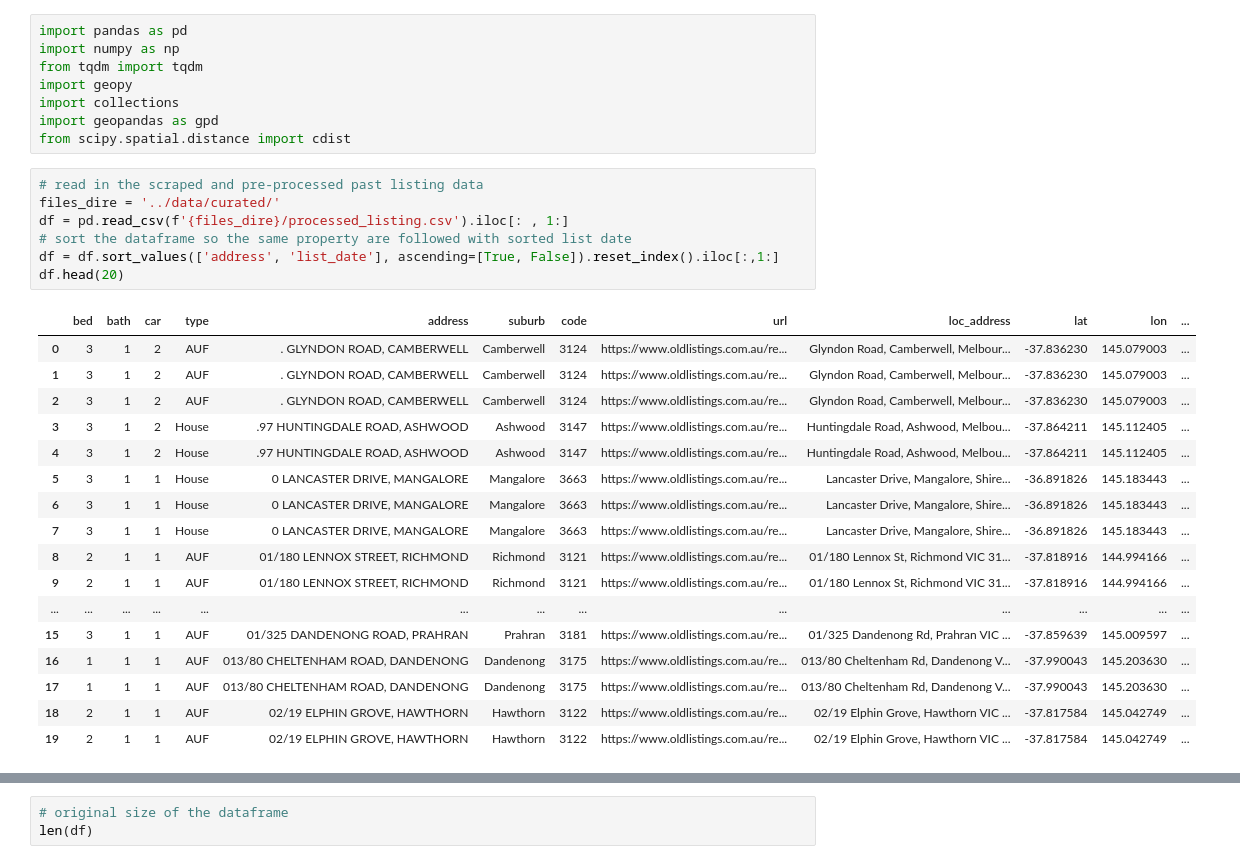
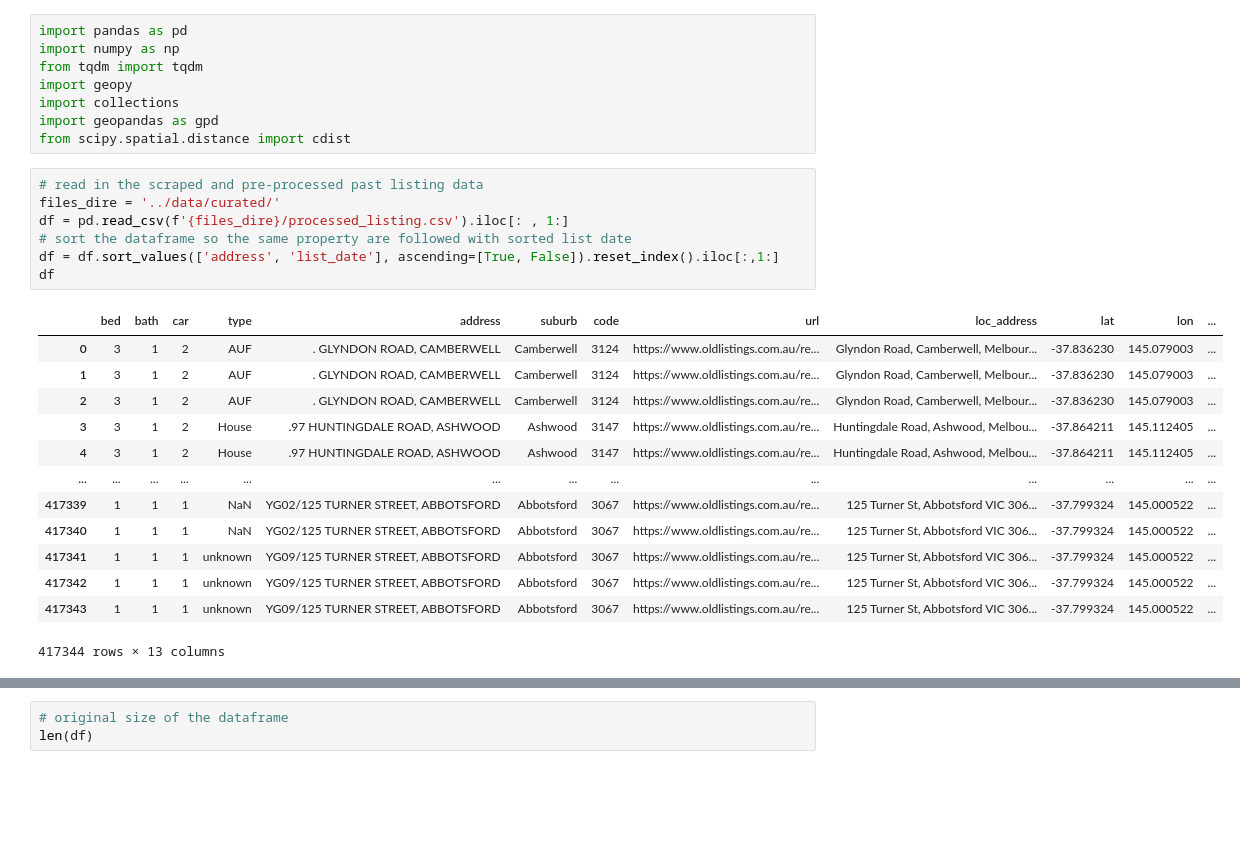
Before and after one commit to MAST30034-Applied-Data-Science/generic-real-estate-consulting-project-group-0, a Jupyter notebook: notebooks/feature_engineering.ipynb, the cells around one changed output, grey strips where cells are left out. Cells and saved outputs as stored; diff of their text form; blank space fills up the shorter version.

```diff
--- a/notebooks/feature_engineering.ipynb
+++ b/notebooks/feature_engineering.ipynb
@@ -11,25 +11,21 @@ from scipy.spatial.distance import cdist
 # %%
 # read in the scraped and pre-processed past listing data
 files_dire = '../data/curated/'
 df = pd.read_csv(f'{files_dire}/processed_listing.csv').iloc[: , 1:]
 # sort the dataframe so the same property are followed with sorted list date
 df = df.sort_values(['address', 'list_date'], ascending=[True, False]).reset_index().iloc[:,1:]
-df.head(20)
+df
 # %% [output]
 |  | bed | bath | car | type | address | suburb | code | url | loc_address | lat | lon | ... |
 | 0 | 3 | 1 | 2 | AUF | . GLYNDON ROAD, CAMBERWELL | Camberwell | 3124 | https://www.oldlistings.com.au/re... | Glyndon Road, Camberwell, Melbour... | -37.836230 | 145.079003 | ... |
 | 1 | 3 | 1 | 2 | AUF | . GLYNDON ROAD, CAMBERWELL | Camberwell | 3124 | https://www.oldlistings.com.au/re... | Glyndon Road, Camberwell, Melbour... | -37.836230 | 145.079003 | ... |
 | 2 | 3 | 1 | 2 | AUF | . GLYNDON ROAD, CAMBERWELL | Camberwell | 3124 | https://www.oldlistings.com.au/re... | Glyndon Road, Camberwell, Melbour... | -37.836230 | 145.079003 | ... |
 | 3 | 3 | 1 | 2 | House | .97 HUNTINGDALE ROAD, ASHWOOD | Ashwood | 3147 | https://www.oldlistings.com.au/re... | Huntingdale Road, Ashwood, Melbou... | -37.864211 | 145.112405 | ... |
 | 4 | 3 | 1 | 2 | House | .97 HUNTINGDALE ROAD, ASHWOOD | Ashwood | 3147 | https://www.oldlistings.com.au/re... | Huntingdale Road, Ashwood, Melbou... | -37.864211 | 145.112405 | ... |
-| 5 | 3 | 1 | 1 | House | 0 LANCASTER DRIVE, MANGALORE | Mangalore | 3663 | https://www.oldlistings.com.au/re... | Lancaster Drive, Mangalore, Shire... | -36.891826 | 145.183443 | ... |
-| 6 | 3 | 1 | 1 | House | 0 LANCASTER DRIVE, MANGALORE | Mangalore | 3663 | https://www.oldlistings.com.au/re... | Lancaster Drive, Mangalore, Shire... | -36.891826 | 145.183443 | ... |
-| 7 | 3 | 1 | 1 | House | 0 LANCASTER DRIVE, MANGALORE | Mangalore | 3663 | https://www.oldlistings.com.au/re... | Lancaster Drive, Mangalore, Shire... | -36.891826 | 145.183443 | ... |
-| 8 | 2 | 1 | 1 | AUF | 01/180 LENNOX STREET, RICHMOND | Richmond | 3121 | https://www.oldlistings.com.au/re... | 01/180 Lennox St, Richmond VIC 31... | -37.818916 | 144.994166 | ... |
-| 9 | 2 | 1 | 1 | AUF | 01/180 LENNOX STREET, RICHMOND | Richmond | 3121 | https://www.oldlistings.com.au/re... | 01/180 Lennox St, Richmond VIC 31... | -37.818916 | 144.994166 | ... |
 | ... | ... | ... | ... | ... | ... | ... | ... | ... | ... | ... | ... | ... |
-| 15 | 3 | 1 | 1 | AUF | 01/325 DANDENONG ROAD, PRAHRAN | Prahran | 3181 | https://www.oldlistings.com.au/re... | 01/325 Dandenong Rd, Prahran VIC ... | -37.859639 | 145.009597 | ... |
-| 16 | 1 | 1 | 1 | AUF | 013/80 CHELTENHAM ROAD, DANDENONG | Dandenong | 3175 | https://www.oldlistings.com.au/re... | 013/80 Cheltenham Rd, Dandenong V... | -37.990043 | 145.203630 | ... |
-| 17 | 1 | 1 | 1 | AUF | 013/80 CHELTENHAM ROAD, DANDENONG | Dandenong | 3175 | https://www.oldlistings.com.au/re... | 013/80 Cheltenham Rd, Dandenong V... | -37.990043 | 145.203630 | ... |
-| 18 | 2 | 1 | 1 | AUF | 02/19 ELPHIN GROVE, HAWTHORN | Hawthorn | 3122 | https://www.oldlistings.com.au/re... | 02/19 Elphin Grove, Hawthorn VIC ... | -37.817584 | 145.042749 | ... |
-| 19 | 2 | 1 | 1 | AUF | 02/19 ELPHIN GROVE, HAWTHORN | Hawthorn | 3122 | https://www.oldlistings.com.au/re... | 02/19 Elphin Grove, Hawthorn VIC ... | -37.817584 | 145.042749 | ... |
+| 417339 | 1 | 1 | 1 | NaN | YG02/125 TURNER STREET, ABBOTSFORD | Abbotsford | 3067 | https://www.oldlistings.com.au/re... | 125 Turner St, Abbotsford VIC 306... | -37.799324 | 145.000522 | ... |
+| 417340 | 1 | 1 | 1 | NaN | YG02/125 TURNER STREET, ABBOTSFORD | Abbotsford | 3067 | https://www.oldlistings.com.au/re... | 125 Turner St, Abbotsford VIC 306... | -37.799324 | 145.000522 | ... |
+| 417341 | 1 | 1 | 1 | unknown | YG09/125 TURNER STREET, ABBOTSFORD | Abbotsford | 3067 | https://www.oldlistings.com.au/re... | 125 Turner St, Abbotsford VIC 306... | -37.799324 | 145.000522 | ... |
+| 417342 | 1 | 1 | 1 | unknown | YG09/125 TURNER STREET, ABBOTSFORD | Abbotsford | 3067 | https://www.oldlistings.com.au/re... | 125 Turner St, Abbotsford VIC 306... | -37.799324 | 145.000522 | ... |
+| 417343 | 1 | 1 | 1 | unknown | YG09/125 TURNER STREET, ABBOTSFORD | Abbotsford | 3067 | https://www.oldlistings.com.au/re... | 125 Turner St, Abbotsford VIC 306... | -37.799324 | 145.000522 | ... |
+417344 rows × 13 columns
```
Also changed, not shown: parts of 7 cells of this notebook, 2 other files.
